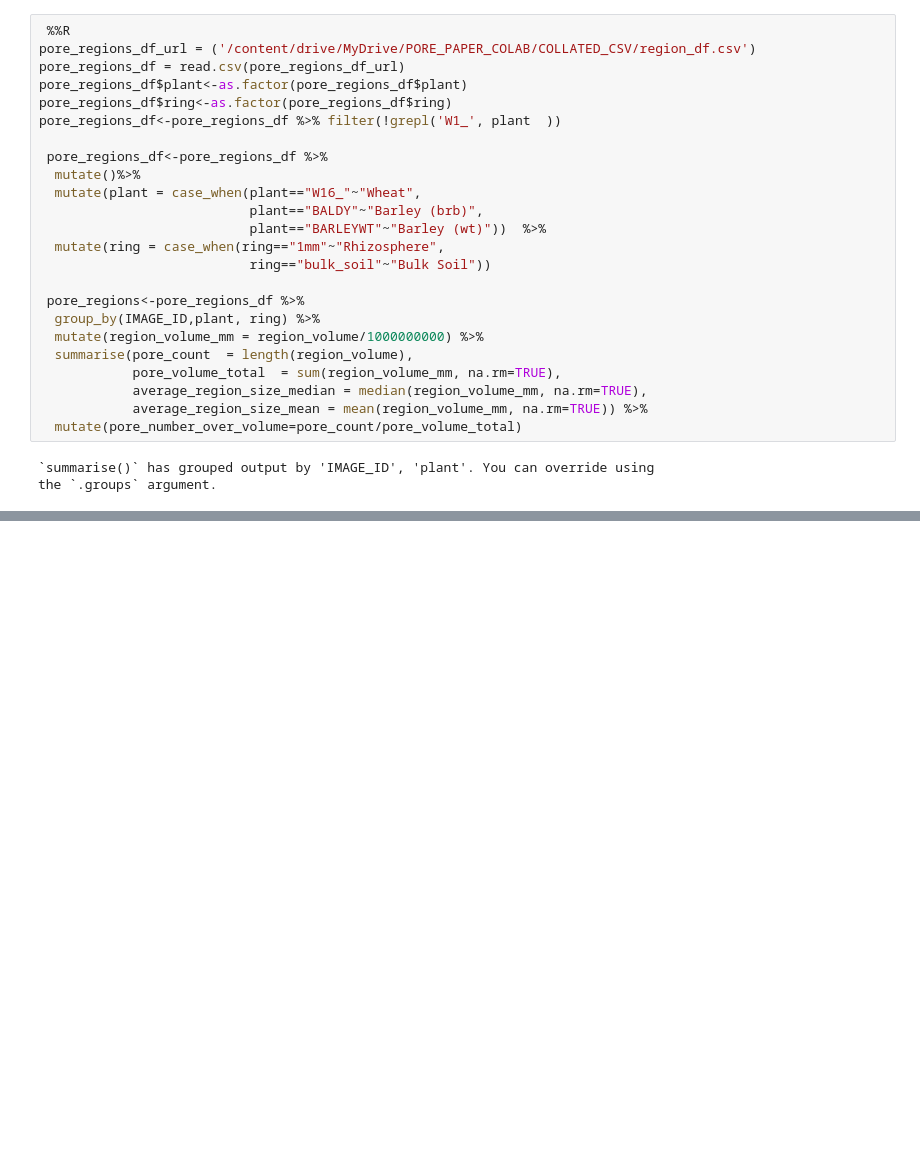
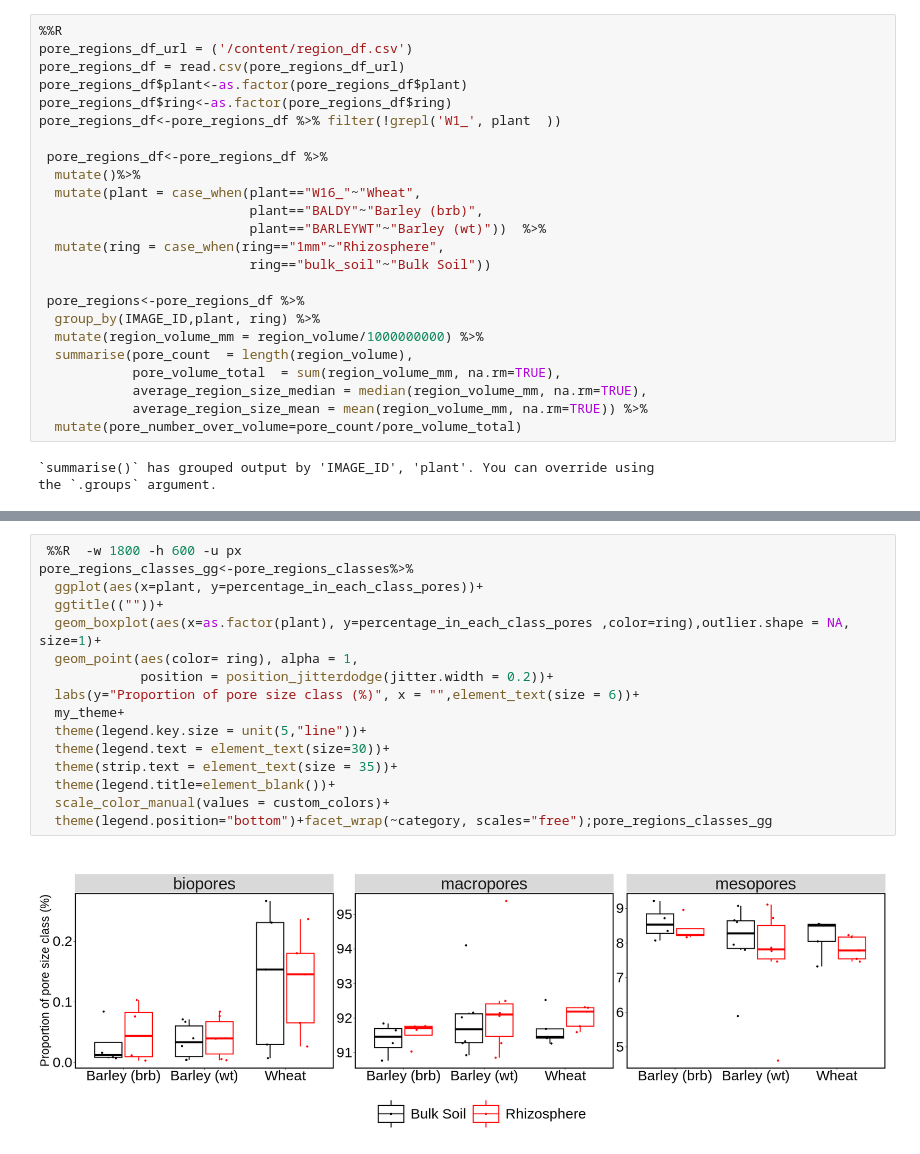
Before and after one commit to RichardHarwood/root_hairs_rhizosphere_soil, a Jupyter notebook: Pore_Network_Paper_R_code.ipynb, the cells around one changed output, grey strips where cells are left out. Drawn from its saved outputs; the diff is of its cells as text; blank space fills up the shorter version.

```diff
--- a/Pore_Network_Paper_R_code.ipynb
+++ b/Pore_Network_Paper_R_code.ipynb
@@ -47,8 +38,8 @@ my_theme    <- theme(axis.text.x = element_text( color="black", size=30, angle=0
 %%R
 custom_colors <- c("black", "red" )
 # %%
- %%R
-pore_regions_df_url = ('/content/drive/MyDrive/PORE_PAPER_COLAB/COLLATED_CSV/region_df.csv')
+%%R
+pore_regions_df_url = ('/content/region_df.csv')
 pore_regions_df = read.csv(pore_regions_df_url)
 pore_regions_df$plant<-as.factor(pore_regions_df$plant)
 pore_regions_df$ring<-as.factor(pore_regions_df$ring)
@@ -120,0 +277,18 @@ Adding missing grouping variables: `IMAGE_ID`
+# %%
+ %%R  -w 1800 -h 600 -u px
+pore_regions_classes_gg<-pore_regions_classes%>%
+  ggplot(aes(x=plant, y=percentage_in_each_class_pores))+
+  ggtitle((""))+
+  geom_boxplot(aes(x=as.factor(plant), y=percentage_in_each_class_pores ,color=ring),outlier.shape = NA, size=1)+
+  geom_point(aes(color= ring), alpha = 1,
+             position = position_jitterdodge(jitter.width = 0.2))+
+  labs(y="Proportion of pore size class (%)", x = "",element_text(size = 6))+
+  my_theme+
+  theme(legend.key.size = unit(5,"line"))+
+  theme(legend.text = element_text(size=30))+
+  theme(strip.text = element_text(size = 35))+
+  theme(legend.title=element_blank())+
+  scale_color_manual(values = custom_colors)+
+  theme(legend.position="bottom")+facet_wrap(~category, scales="free");pore_regions_classes_gg
+# %% [output]
+[figure, added]
```
Also changed, not shown: parts of 20 cells of this notebook.
